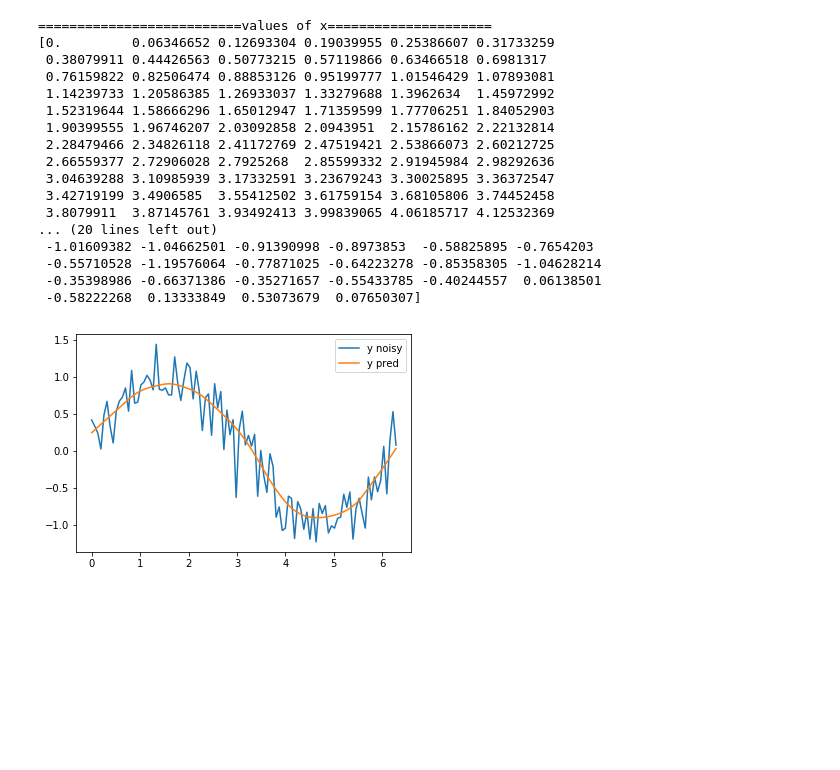
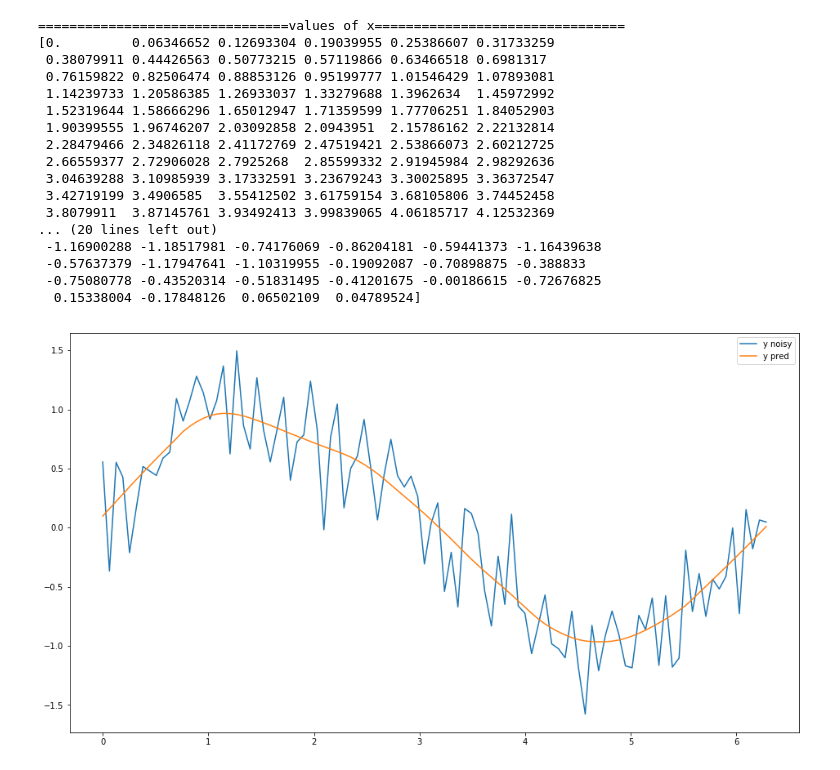
Before and after one commit to udipta/Practical-Machine-Learning, a Jupyter notebook: 10.ipynb, the cells around one changed output. Drawn from its saved outputs; the diff is of its cells as text; code cells hidden in the pictures; blank space fills up the shorter version.

```diff
--- a/10.ipynb
+++ b/10.ipynb
@@ -16,6 +16,7 @@ def lowess(x, y, f = 2./3., iter=3):
 
     for iteration in range(iter):
         for i in range(n):
+
             weights = delta*w[:,i]
 
             b = np.array([np.sum(weights*y), np.sum(weights*y*x)])
@@ -26,46 +27,48 @@ def lowess(x, y, f = 2./3., iter=3):
 
             yest[i] = beta[0] + beta[1]*x[i]
 
         residual = y - yest
         s = np.median(np.abs(residual))
         delta = np.clip(residual / (6.0 * s), -1, 1)
         delta = (1 - delta**2)**2
 
     return yest
 
 if __name__ == '__main__':
+
     n = 100
+
     x = np.linspace(0, 2 * pi, n)
-    print("==========================values of x=====================")
+    print("================================values of x================================")
     print(x)
+
     y = np.sin(x) + 0.3*np.random.randn(n)
-    print("================================Values of y===================")
+    print("================================Values of y================================")
     print(y)
-    f = 0.25
-    yest = lowess(x, y, f=f, iter=3)
+    yest = lowess(x, y, f=0.25, iter=3)
 
-    import pylab as pl
-    pl.clf()
-    pl.plot(x, y, label='y noisy')
-    pl.plot(x, yest, label='y pred')
-    pl.legend()
-    pl.show()
+    import matplotlib.pyplot as plt
+    plt.figure(figsize=(16,9))
+    plt.plot(x, y, '-', label='y noisy')
+    plt.plot(x, yest, '-', label='y pred')
+    plt.legend()
+    plt.show()
 # %% [output]
-==========================values of x=====================
+================================values of x================================
 [0.         0.06346652 0.12693304 0.19039955 0.25386607 0.31733259
  0.38079911 0.44426563 0.50773215 0.57119866 0.63466518 0.6981317
  0.76159822 0.82506474 0.88853126 0.95199777 1.01546429 1.07893081
  1.14239733 1.20586385 1.26933037 1.33279688 1.3962634  1.45972992
  1.52319644 1.58666296 1.65012947 1.71359599 1.77706251 1.84052903
  1.90399555 1.96746207 2.03092858 2.0943951  2.15786162 2.22132814
  2.28479466 2.34826118 2.41172769 2.47519421 2.53866073 2.60212725
  2.66559377 2.72906028 2.7925268  2.85599332 2.91945984 2.98292636
  3.04639288 3.10985939 3.17332591 3.23679243 3.30025895 3.36372547
  3.42719199 3.4906585  3.55412502 3.61759154 3.68105806 3.74452458
  3.8079911  3.87145761 3.93492413 3.99839065 4.06185717 4.12532369
 ... (20 lines left out)
- -1.01609382 -1.04662501 -0.91390998 -0.8973853  -0.58825895 -0.7654203
- -0.55710528 -1.19576064 -0.77871025 -0.64223278 -0.85358305 -1.04628214
- -0.35398986 -0.66371386 -0.35271657 -0.55433785 -0.40244557  0.06138501
- -0.58222268  0.13333849  0.53073679  0.07650307]
+ -1.16900288 -1.18517981 -0.74176069 -0.86204181 -0.59441373 -1.16439638
+ -0.57637379 -1.17947641 -1.10319955 -0.19092087 -0.70898875 -0.388833
+ -0.75080778 -0.43520314 -0.51831495 -0.41201675 -0.00186615 -0.72676825
+  0.15338004 -0.17848126  0.06502109  0.04789524]
-[figure, old version]
+[figure, new version]
```
Also changed, not shown: parts of 2 cells of this notebook.
